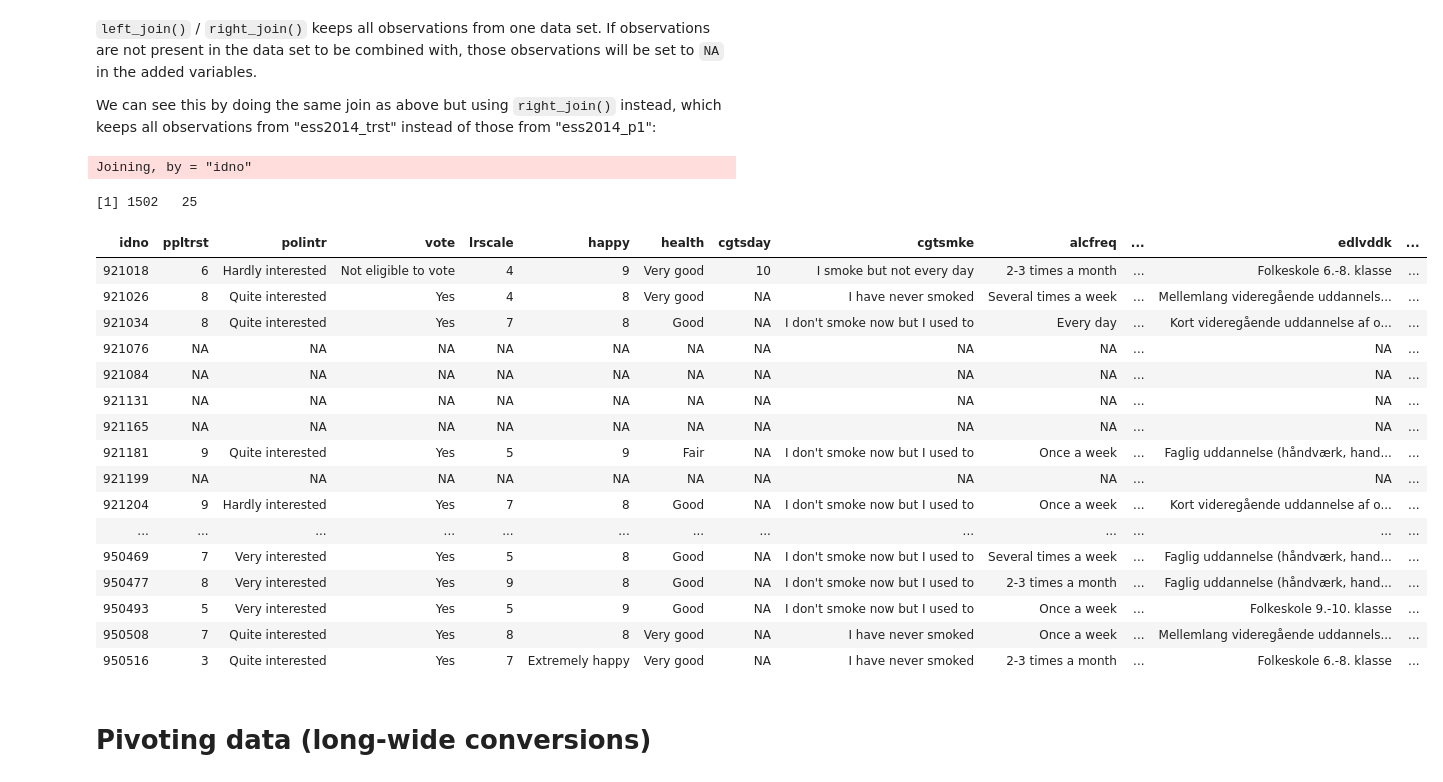
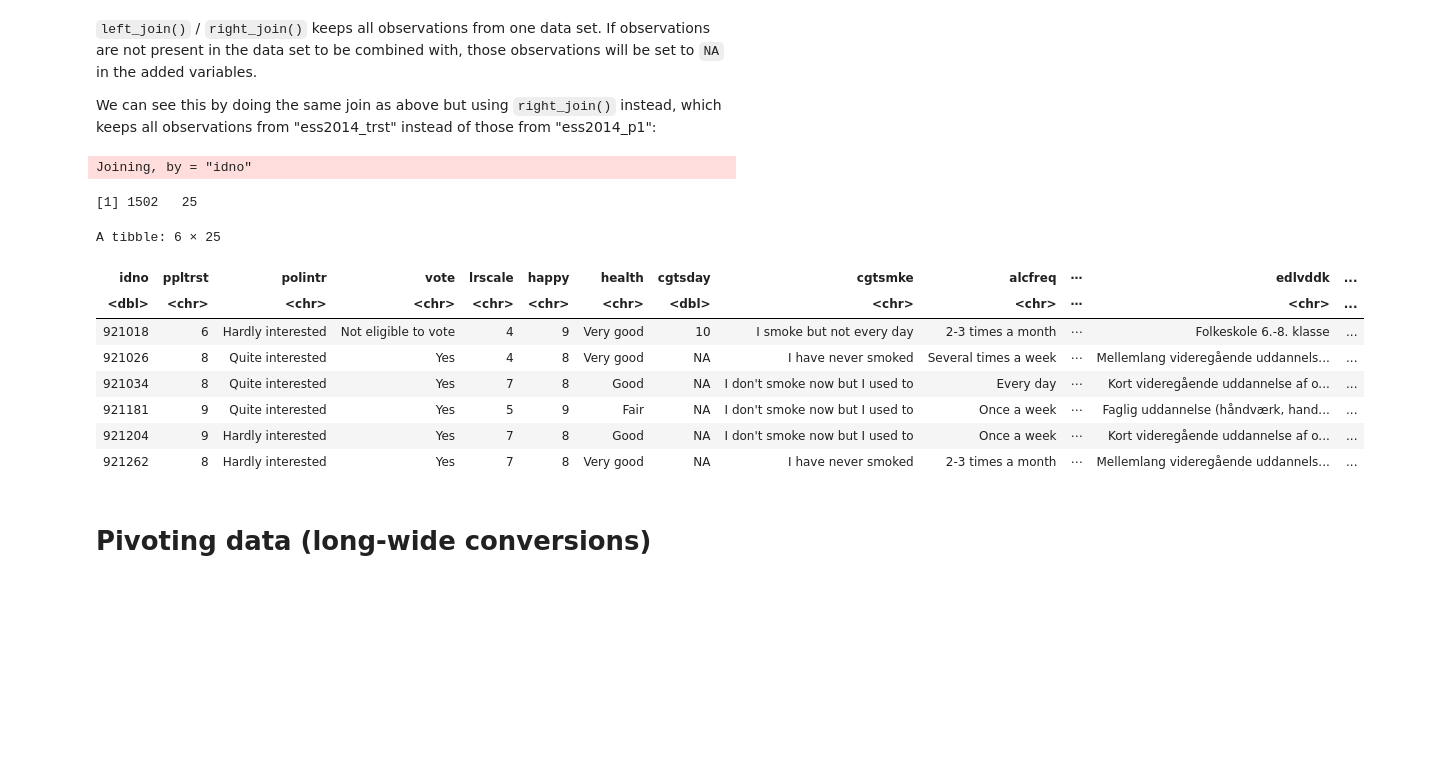
Before and after one commit to quasidemic/teachR, a Jupyter notebook: notebooks/teachR_join-pivot.ipynb, the cells around one changed output. Drawn from its saved outputs; the diff is of its cells as text; code cells hidden in the pictures; blank space fills up the shorter version.

```diff
--- a/notebooks/teachR_join-pivot.ipynb
+++ b/notebooks/teachR_join-pivot.ipynb
@@ -169,28 +169,20 @@ We can see this by doing the same join as above but using `right_join()` instead
 # %%
 ess2014_join <- right_join(ess2014_p1, ess2014_trst)
 
 dim(ess2014_join)
-ess2014_join
+head(ess2014_join)
 # %% [output]
 Joining, by = "idno"
 [1] 1502   25
+A tibble: 6 × 25
-| idno | ppltrst | polintr | vote | lrscale | happy | health | cgtsday | cgtsmke | alcfreq | ... | edlvddk | ... |
-| 921018 | 6 | Hardly interested | Not eligible to vote | 4 | 9 | Very good | 10 | I smoke but not every day | 2-3 times a month | ... | Folkeskole 6.-8. klasse | ... |
-| 921026 | 8 | Quite interested | Yes | 4 | 8 | Very good | NA | I have never smoked | Several times a week | ... | Mellemlang videregående uddannels... | ... |
-| 921034 | 8 | Quite interested | Yes | 7 | 8 | Good | NA | I don't smoke now but I used to | Every day | ... | Kort videregående uddannelse af o... | ... |
-| 921076 | NA | NA | NA | NA | NA | NA | NA | NA | NA | ... | NA | ... |
-| 921084 | NA | NA | NA | NA | NA | NA | NA | NA | NA | ... | NA | ... |
-| 921131 | NA | NA | NA | NA | NA | NA | NA | NA | NA | ... | NA | ... |
-| 921165 | NA | NA | NA | NA | NA | NA | NA | NA | NA | ... | NA | ... |
-| 921181 | 9 | Quite interested | Yes | 5 | 9 | Fair | NA | I don't smoke now but I used to | Once a week | ... | Faglig uddannelse (håndværk, hand... | ... |
-| 921199 | NA | NA | NA | NA | NA | NA | NA | NA | NA | ... | NA | ... |
-| 921204 | 9 | Hardly interested | Yes | 7 | 8 | Good | NA | I don't smoke now but I used to | Once a week | ... | Kort videregående uddannelse af o... | ... |
-| ... | ... | ... | ... | ... | ... | ... | ... | ... | ... | ... | ... | ... |
-| 950469 | 7 | Very interested | Yes | 5 | 8 | Good | NA | I don't smoke now but I used to | Several times a week | ... | Faglig uddannelse (håndværk, hand... | ... |
-| 950477 | 8 | Very interested | Yes | 9 | 8 | Good | NA | I don't smoke now but I used to | 2-3 times a month | ... | Faglig uddannelse (håndværk, hand... | ... |
-| 950493 | 5 | Very interested | Yes | 5 | 9 | Good | NA | I don't smoke now but I used to | Once a week | ... | Folkeskole 9.-10. klasse | ... |
-| 950508 | 7 | Quite interested | Yes | 8 | 8 | Very good | NA | I have never smoked | Once a week | ... | Mellemlang videregående uddannels... | ... |
-| 950516 | 3 | Quite interested | Yes | 7 | Extremely happy | Very good | NA | I have never smoked | 2-3 times a month | ... | Folkeskole 6.-8. klasse | ... |
+| idno | ppltrst | polintr | vote | lrscale | happy | health | cgtsday | cgtsmke | alcfreq | ⋯ | edlvddk | ... |
+| <dbl> | <chr> | <chr> | <chr> | <chr> | <chr> | <chr> | <dbl> | <chr> | <chr> | ⋯ | <chr> | ... |
+| 921018 | 6 | Hardly interested | Not eligible to vote | 4 | 9 | Very good | 10 | I smoke but not every day | 2-3 times a month | ⋯ | Folkeskole 6.-8. klasse | ... |
+| 921026 | 8 | Quite interested | Yes | 4 | 8 | Very good | NA | I have never smoked | Several times a week | ⋯ | Mellemlang videregående uddannels... | ... |
+| 921034 | 8 | Quite interested | Yes | 7 | 8 | Good | NA | I don't smoke now but I used to | Every day | ⋯ | Kort videregående uddannelse af o... | ... |
+| 921181 | 9 | Quite interested | Yes | 5 | 9 | Fair | NA | I don't smoke now but I used to | Once a week | ⋯ | Faglig uddannelse (håndværk, hand... | ... |
+| 921204 | 9 | Hardly interested | Yes | 7 | 8 | Good | NA | I don't smoke now but I used to | Once a week | ⋯ | Kort videregående uddannelse af o... | ... |
+| 921262 | 8 | Hardly interested | Yes | 7 | 8 | Very good | NA | I have never smoked | 2-3 times a month | ⋯ | Mellemlang videregående uddannels... | ... |
 # %% [markdown]
 # Pivoting data (long-wide conversions)
 # %%
```
Also changed, not shown: parts of 9 cells of this notebook.
